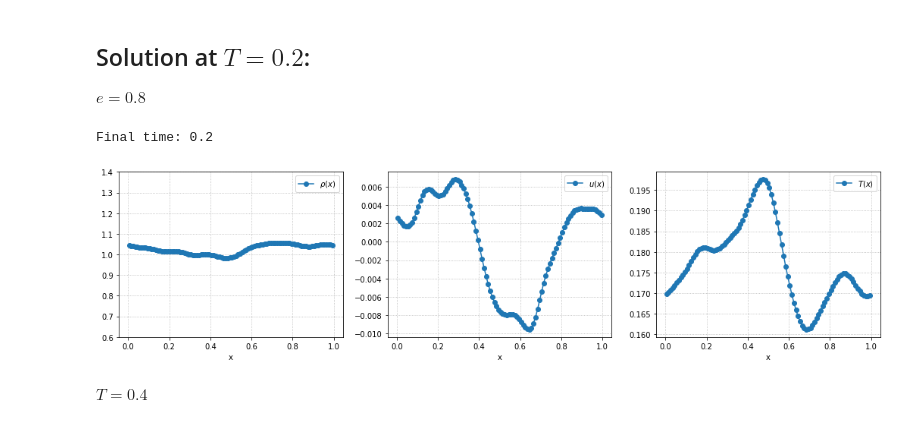
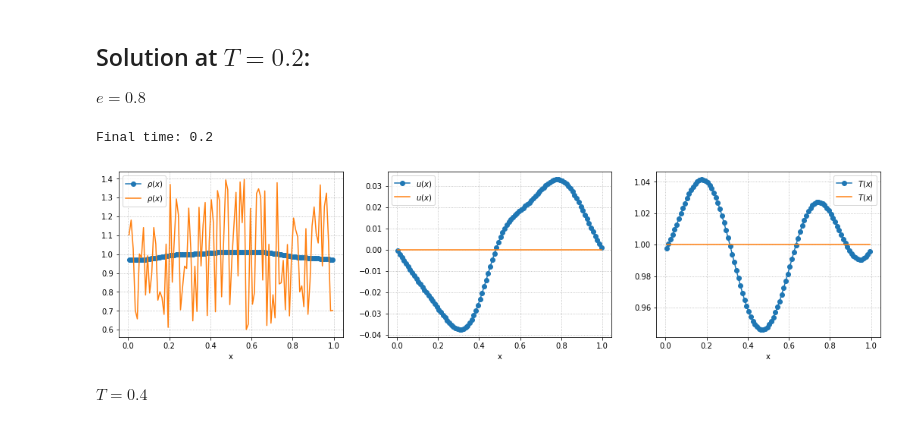
Before and after one commit to Mayuyu/proj-int-inelastic, a Jupyter notebook: main_test.ipynb, the cells around one changed output. Saved outputs shown, nothing was run; the diff lists cells and outputs as text; code cells hidden in the pictures.

Commit message:
Minor changes in main_test and config

```diff
--- a/main_test.ipynb
+++ b/main_test.ipynb
@@ -199,7 +179,7 @@ def maxwellian_vectorized(v, u, T, rho):
 # %%
 # Import config.json file
 config_2d = get_config('./src/configs/config_1d_2d.json')
-# config_2d.e = 0.6
+config_2d.e = 1.0
 # Prepare collision
 Q = FastSpectralCollision2D(config_2d)
 # %%
@@ -218,10 +198,13 @@ soln.state.f = f0.copy()
 soln.t = 0
 # Plot
 print("Initial time: {}".format(soln.t))
+rho0 = soln.rho.copy()
+u0 = soln.u[0].copy()
+T0 = soln.T.copy()
 fig, ax = plt.subplots(1, 3, figsize=(18, 4))
-ax[0].plot(x, soln.rho, '-o', label=r'$\rho(x)$')
-ax[1].plot(x, soln.u[0], '-o', label=r'$u(x)$')
-ax[2].plot(x, soln.T, '-o', label=r'$T(x)$')
+ax[0].plot(x, rho0, '-o', label=r'$\rho(x)$')
+ax[1].plot(x, u0, '-o', label=r'$u(x)$')
+ax[2].plot(x, T0, '-o', label=r'$T(x)$')
 for iax in ax:
     iax.set_xlabel(r'x')
     iax.legend()
@@ -256,18 +239,22 @@ $e = 0.8$
 # %%
 print("Final time: {}".format(soln.t))
 fig, ax = plt.subplots(1, 3, figsize=(18, 4))
 
 ax[0].plot(x, soln.rho, '-o', label=r'$\rho(x)$')
-ax[0].set_ylim(0.6, 1.4)
 ax[1].plot(x, soln.u[0], '-o', label=r'$u(x)$')
 ax[2].plot(x, soln.T, '-o', label=r'$T(x)$')
+ax[0].plot(x, rho0, label=r'$\rho(x)$')
+ax[1].plot(x, u0, label=r'$u(x)$')
+ax[2].plot(x, T0, label=r'$T(x)$')
 for iax in ax:
     iax.set_xlabel(r'x')
     iax.legend()
     iax.grid(which='both',linestyle=':')
+
+plt.savefig('noclustering.pdf')
 # %% [output]
 Final time: 0.2
-[figure, old version]
+[figure, new version]
 # %% [markdown]
 $T=0.4$
 # %%
```
Also changed, not shown: parts of 22 cells of this notebook, 1 other file.
